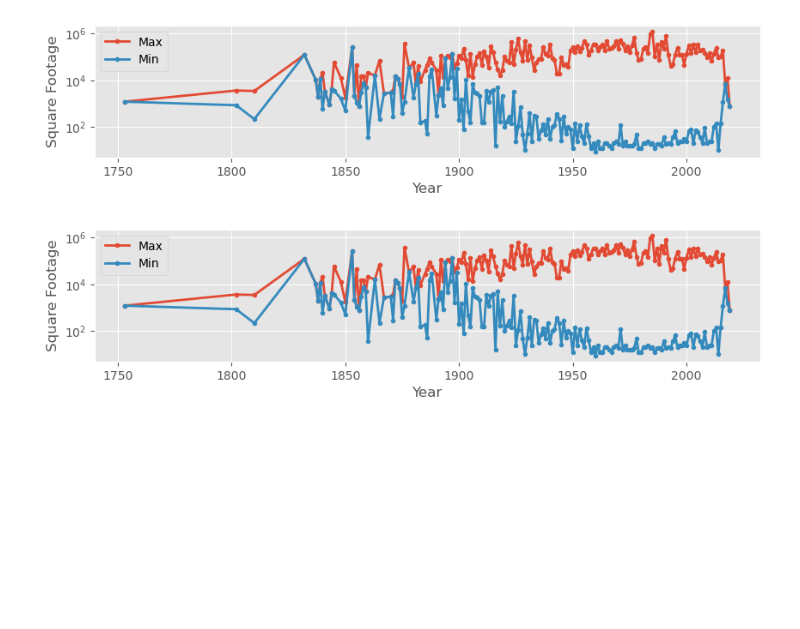
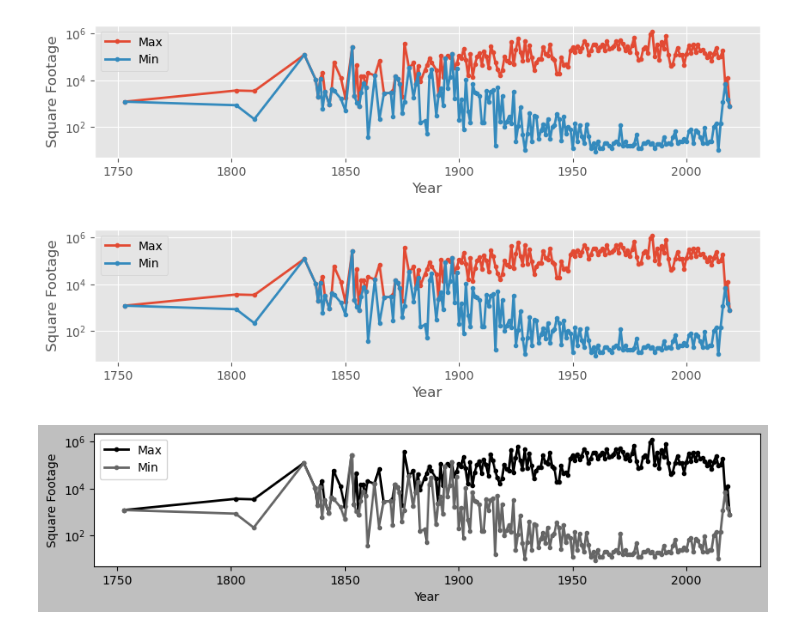
Before and after one commit to UIUC-iSchool-DataViz/is445_obuobg_spring2026, a Jupyter notebook: week04/inClass_week04.ipynb, the cells around one changed output. Drawn from its saved outputs; the diff is of its cells as text; code cells hidden in the pictures; blank space fills up the shorter version.

```diff
--- a/week04/inClass_week04.ipynb
+++ b/week04/inClass_week04.ipynb
@@ -143,3 +143,8 @@ def make_plot(plotting_style):
         ax.set_yscale('log')
         ax.legend()
         plt.show()
+# %%
+# Step 3: try out function with a few different values
+make_plot('grayscale')
+# %% [output]
+[figure, added]
```
